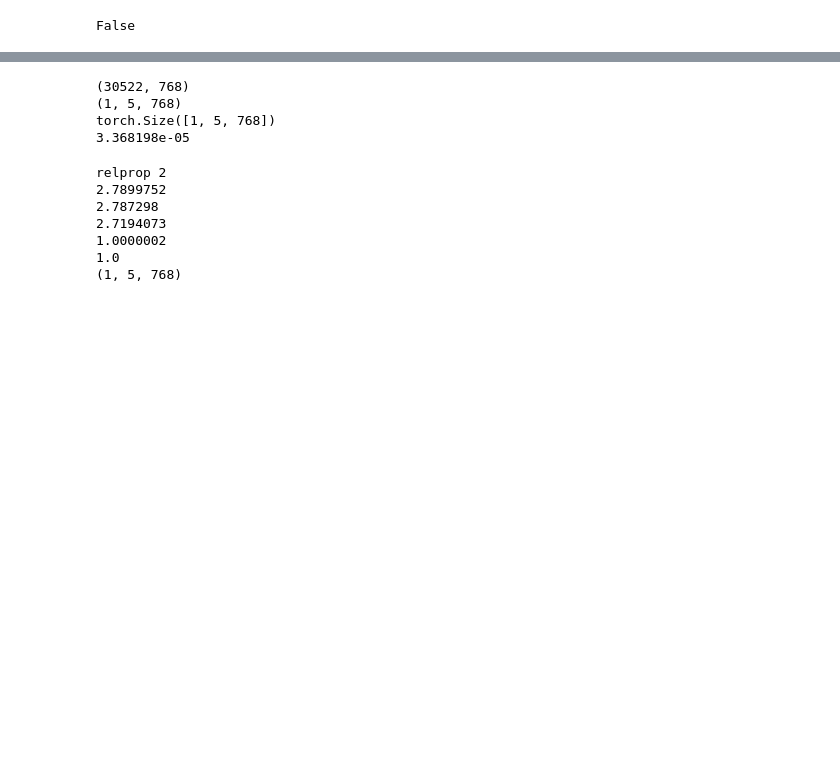
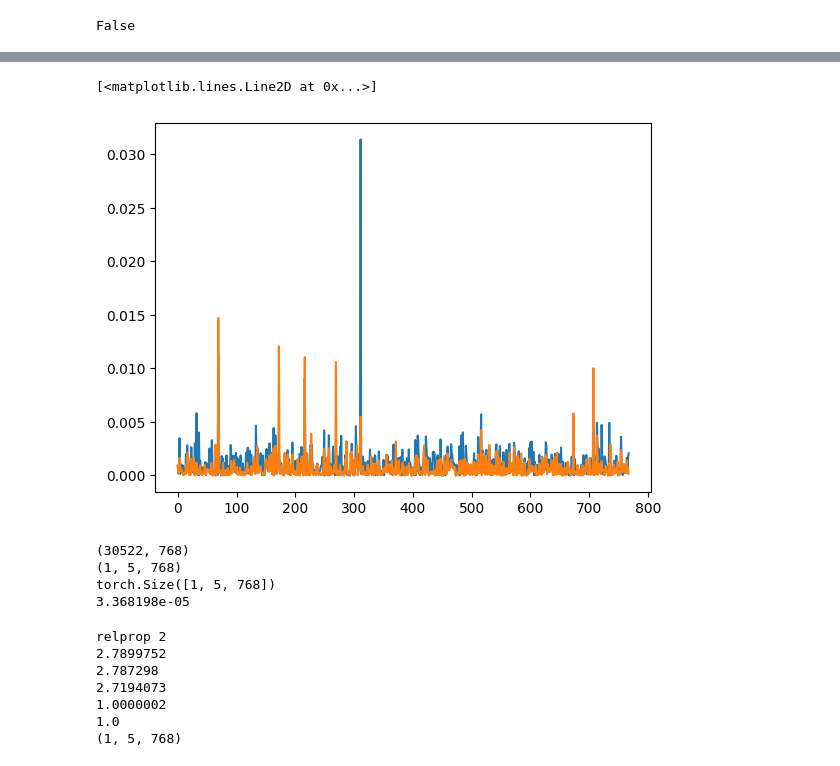
Before and after one commit to miketynes/JAX-Transformer-Explainability, a Jupyter notebook: nb/Flax_Torch_Verification.ipynb, the cells around one changed output, grey strips where cells are left out. Saved outputs shown, nothing was run; the diff lists cells and outputs as text; code cells hidden in the pictures; blank space fills up the shorter version.

```diff
--- a/nb/Flax_Torch_Verification.ipynb
+++ b/nb/Flax_Torch_Verification.ipynb
@@ -170,8 +176,8 @@ def verify_module(pt:nn.Module, fl:fnn.Module, pt_kwargs=None, fl_kwargs=None, d
     kwargs = {'alpha': 1}
     pt_cams = pt.relprop(pt_cam, **kwargs)
 
-    print('Flax relprop:', len(fl_cams))
-    print('Pt relprop:', len(pt_cams))
+    print('Flax relprop:', fl_cams)
+    print('Pt relprop:', pt_cams)
     pt_sum = None
     fl_sum = None
     if isinstance(fl_cams, list) or isinstance(fl_cams, tuple):
@@ -194,7 +200,7 @@ def verify_module(pt:nn.Module, fl:fnn.Module, pt_kwargs=None, fl_kwargs=None, d
         print("Relprop size:", pt_cams.size())
         print("Relprop diff:", np.abs(np.array(fl_cams) - pt_cams.detach().numpy()).sum())
     print("Cam sum:", pt_sum, fl_sum)
-    return pt_out, fl_out
+    return pt_cams, fl_cams
 
 def verify_module_args(pt:nn.Module, fl:fnn.Module, pt_kwargs=None, fl_kwargs=None, debug=False):
     params = pt2fl(pt, debug=debug)
@@ -544,3 +586,10 @@ Relprop diff: 2.0647373
+# %%
+import matplotlib.pyplot as plt
+plt.plot(np.abs(fl_out.flatten()))
+plt.plot(np.abs(pt_out.detach().numpy().flatten()))
+# %% [output]
+[<matplotlib.lines.Line2D at 0x...>]
+[figure, added]
 # %%
 print(parameter_overview.get_parameter_overview())
 print(pt_layer, count_parameters(pt_layer))
```
Also changed, not shown: parts of 18 cells of this notebook.
